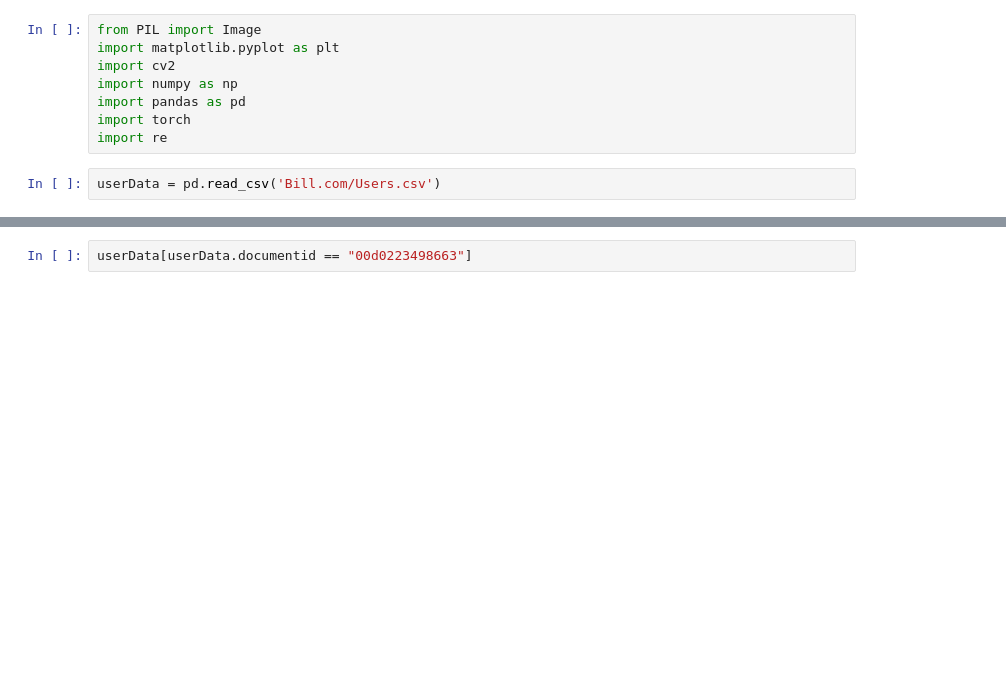
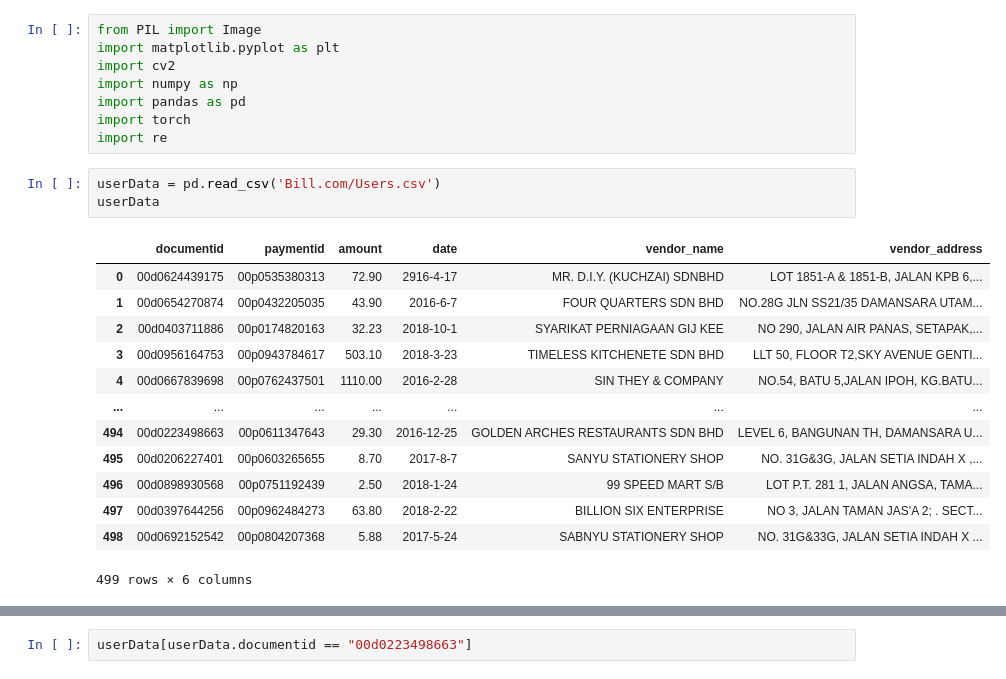
Before and after one commit to charan1319/receiptcheck, a Jupyter notebook: Main.ipynb, the cells around one changed output, grey strips where cells are left out. Saved outputs shown, nothing was run; the diff lists cells and outputs as text; blank space fills up the shorter version.

```diff
--- a/Main.ipynb
+++ b/Main.ipynb
@@ -8,3 +17,18 @@ import torch
 import re
 # %%
 userData = pd.read_csv('Bill.com/Users.csv')
+userData
+# %% [output]
+|  | documentid | paymentid | amount | date | vendor_name | vendor_address |
+| 0 | 00d0624439175 | 00p0535380313 | 72.90 | 2916-4-17 | MR. D.I.Y. (KUCHZAI) SDNBHD | LOT 1851-A & 1851-B, JALAN KPB 6,... |
+| 1 | 00d0654270874 | 00p0432205035 | 43.90 | 2016-6-7 | FOUR QUARTERS SDN BHD | NO.28G JLN SS21/35 DAMANSARA UTAM... |
+| 2 | 00d0403711886 | 00p0174820163 | 32.23 | 2018-10-1 | SYARIKAT PERNIAGAAN GIJ KEE | NO 290, JALAN AIR PANAS, SETAPAK,... |
+| 3 | 00d0956164753 | 00p0943784617 | 503.10 | 2018-3-23 | TIMELESS KITCHENETE SDN BHD | LLT 50, FLOOR T2,SKY AVENUE GENTI... |
+| 4 | 00d0667839698 | 00p0762437501 | 1110.00 | 2016-2-28 | SIN THEY & COMPANY | NO.54, BATU 5,JALAN IPOH, KG.BATU... |
+| ... | ... | ... | ... | ... | ... | ... |
+| 494 | 00d0223498663 | 00p0611347643 | 29.30 | 2016-12-25 | GOLDEN ARCHES RESTAURANTS SDN BHD | LEVEL 6, BANGUNAN TH, DAMANSARA U... |
+| 495 | 00d0206227401 | 00p0603265655 | 8.70 | 2017-8-7 | SANYU STATIONERY SHOP | NO. 31G&3G, JALAN SETIA INDAH X ,... |
+| 496 | 00d0898930568 | 00p0751192439 | 2.50 | 2018-1-24 | 99 SPEED MART S/B | LOT P.T. 281 1, JALAN ANGSA, TAMA... |
+| 497 | 00d0397644256 | 00p0962484273 | 63.80 | 2018-2-22 | BILLION SIX ENTERPRISE | NO 3, JALAN TAMAN JAS'A 2; . SECT... |
+| 498 | 00d0692152542 | 00p0804207368 | 5.88 | 2017-5-24 | SABNYU STATIONERY SHOP | NO. 31G&33G, JALAN SETIA INDAH X ... |
+499 rows × 6 columns
```
Also changed, not shown: parts of 7 cells of this notebook.
